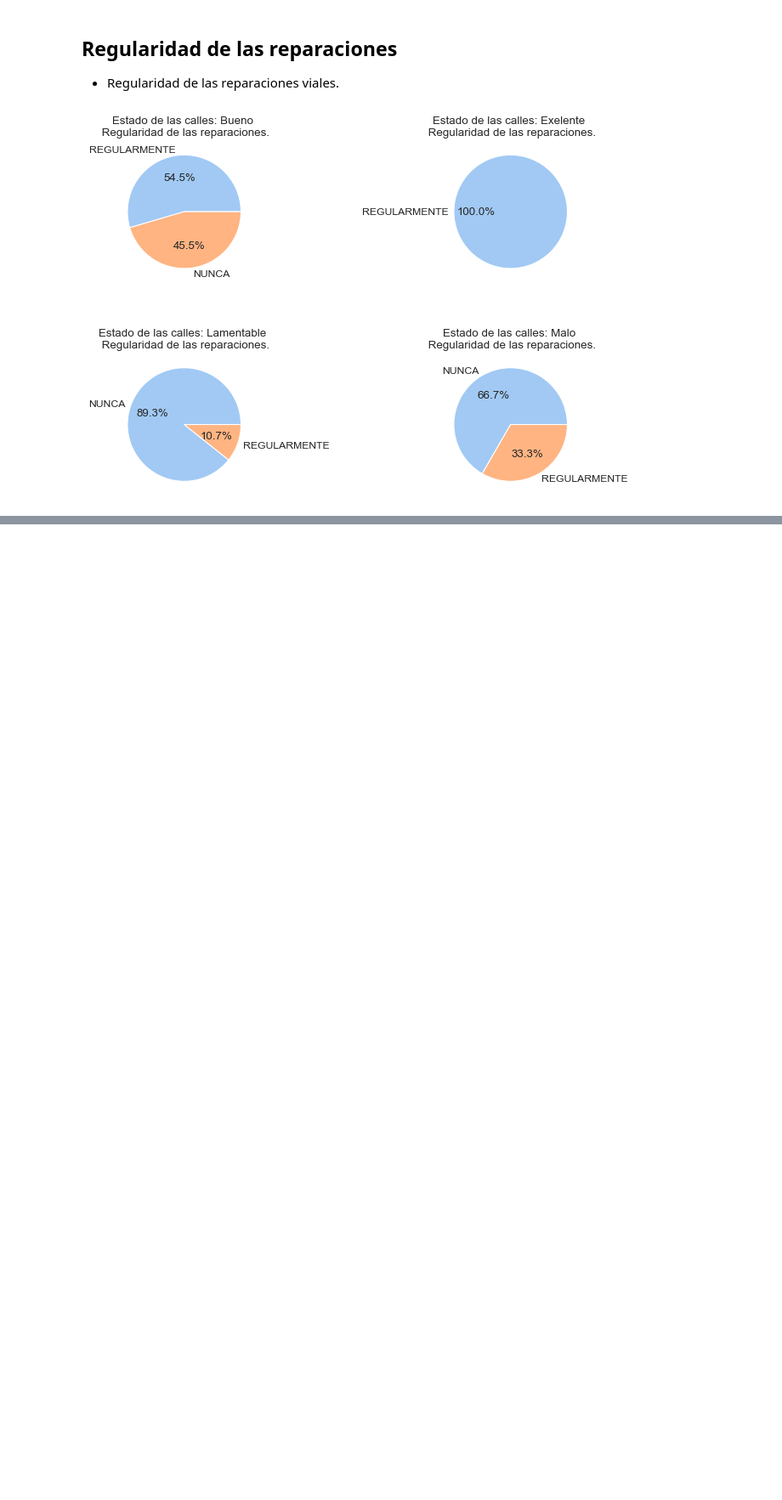
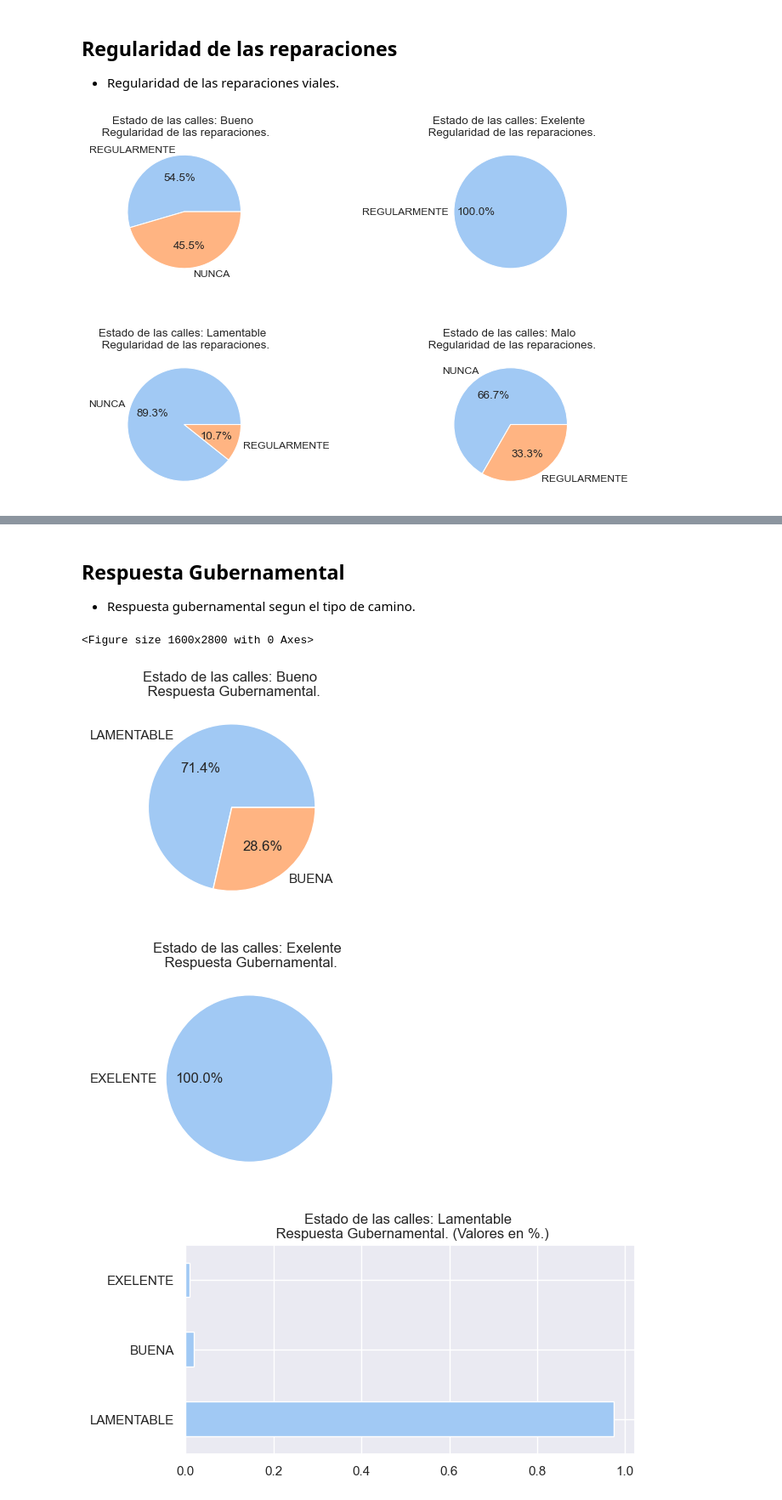
Before and after one commit to TorrezMN/Data_Science, a Jupyter notebook: src/notebooks/basic_study.ipynb, the cells around one changed output, grey strips where cells are left out. Shown at 85% size. Saved outputs shown, nothing was run; the diff lists cells and outputs as text; code cells hidden in the pictures; blank space fills up the shorter version.

```diff
--- a/src/notebooks/basic_study.ipynb
+++ b/src/notebooks/basic_study.ipynb
@@ -324,0 +342,55 @@ plt.subplots_adjust(left=0.1, bottom=0.1, right=0.9, top=0.9, wspace=0.5, hspace
+# %% [markdown]
+## Respuesta Gubernamental
+- Respuesta gubernamental segun el tipo de camino.
+# %%
+plt.figure(figsize=(20, 35), dpi=80)
+
+
+for k, v in enumerate(estado_calles_group.groups.keys()):
+    plt.figure(figsize=(15,30))
+    plt.subplot(8, 2, k + 1)
+
+    if (v!='Lamentable'):
+        mod = (
+        estado_calles_group.get_group(v)["respuesta_gubernamental"]
+        .value_counts(normalize=True)
+        .plot(
+            kind='pie',
+            title="Estado de las calles: {0} \n Respuesta Gubernamental.".format(
+                v
+            ),
+            ylabel="",
+            autopct="%1.1f%%",
+        )
+        )
+    else:
+         mod = (
+        estado_calles_group.get_group(v)["respuesta_gubernamental"]
+        .value_counts(normalize=True)
+        .plot(
+            kind='barh',
+            title="Estado de las calles: {0} \n Respuesta Gubernamental. (Valores en %.)".format(
+                v
+            ),
+            ylabel="",
+        )
+        )
+
+    """
+    for l, m in enumerate(
+        estado_calles_group.get_group(v)["regularidad_reparaciones"]
+        .value_counts()
+        .values
+    ):
+
+        mod.annotate(m, (m, l), va="center", color="blue")
+    """
+
+
+
+plt.subplots_adjust(left=0.1, bottom=2, right=.5, top=4, wspace=1, hspace=1)
+# %% [output]
+<Figure size 1600x2800 with 0 Axes>
+[figure, added]
+[figure, added]
+[figure, added]
```
Also changed, not shown: parts of 7 cells of this notebook, 2 other files.
